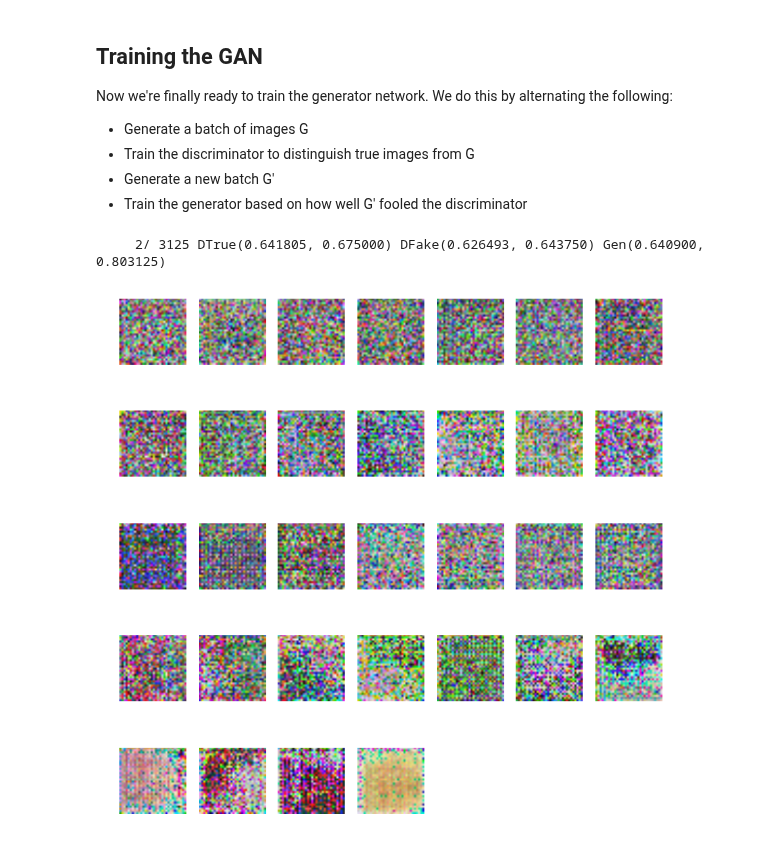
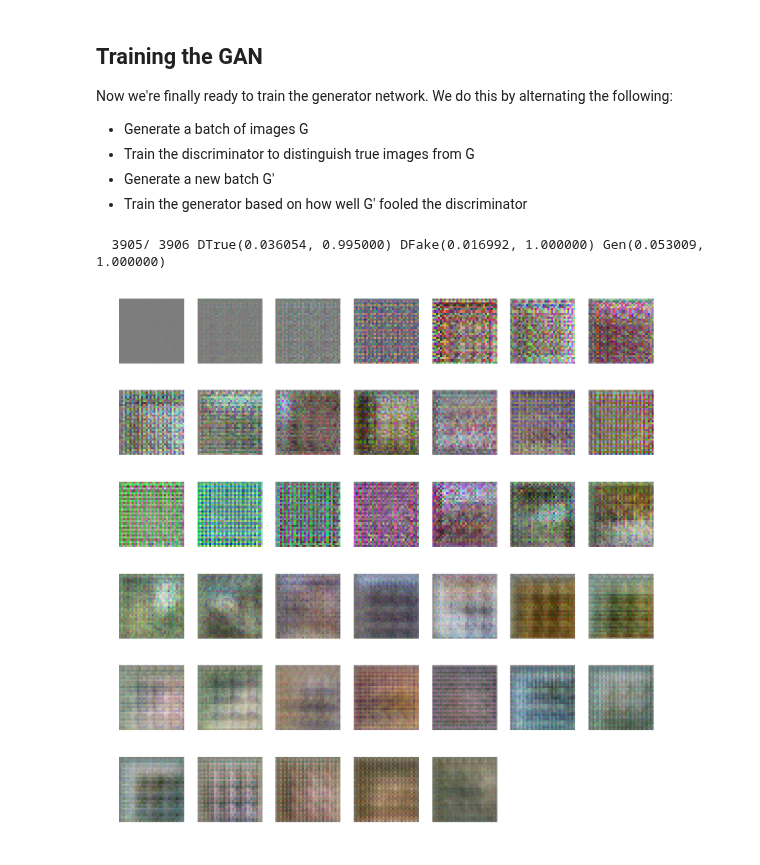
Before and after one commit to DOsinga/deep_learning_cookbook, a Jupyter notebook: GAN.ipynb, the cells around one changed output. Drawn from its saved outputs; the diff is of its cells as text; code cells hidden in the pictures.

```diff
--- a/GAN.ipynb
+++ b/GAN.ipynb
@@ -350,8 +352,8 @@ Now we're finally ready to train the generator network.  We do this by alternati
 * Generate a new batch G'
 * Train the generator based on how well G' fooled the discriminator
 # %%
-batch_size = 32
-total_examples = 100 * 1000
+batch_size = 64
+total_examples = 500 * 1000
 
 class Stat(object):
     def __init__(self, name):
@@ -364,10 +366,10 @@ class Stat(object):
     def record(self, v):
         self._v.append(v)
 
-    def loss(self, last=10):
+    def loss(self, last=50):
         return np.mean(self._v[-last:], axis=0)[0]
 
-    def accuracy(self, last=10):
+    def accuracy(self, last=50):
         return np.mean(self._v[-last:], axis=0)[1]
 
 def make_trainable(net, val):
@@ -385,37 +387,36 @@ for i in range(total_examples // batch_size):
     # Use separate batches for true and fake images
     image_batch = x_train[np.random.randint(0, x_train.shape[0], size=batch_size)]
 
-    l = dis_net.train_on_batch(image_batch, np.ones(batch_size))
-    d_loss_true.record(l)
+    d_loss_true.record(dis_net.train_on_batch(image_batch, np.ones(batch_size)))
 
-    for i in range(3):
+    for j in range(2):
         generated = gen_network.predict(np.random.normal(size=(batch_size, noise_size)))
-        l = dis_net.train_on_batch(generated, np.zeros(batch_size))
-        d_loss_fake.record(l)
+        d_loss_fake.record(dis_net.train_on_batch(generated, np.zeros(batch_size)))
 
     # Now train the generator network -- it should generate inputs which
     # "fool" the discriminator and cause it to produce 1s.
+    #
+    # We disable updating the discriminator layers for this step: we
+    # don't want them to be penalized for (correctly) marking the fake image as fake.
     make_trainable(dis_net, False)
-    l = GAN.train_on_batch(np.random.normal(size=(batch_size, noise_size)), np.ones(batch_size))
-#     print('G', l, GAN.evaluate(noise_gen, np.ones(batch_size), verbose=0))
-#     l = GAN.train_on_batch(noise_gen, np.ones(batch_size))
-#     print('G', l, GAN.evaluate(noise_gen, np.ones(batch_size), verbose=0))
-    g_loss.record(l)
+    g_loss.record(
+        GAN.train_on_batch(np.random.normal(size=(batch_size, noise_size)), np.ones(batch_size)))
     make_trainable(dis_net, True)
 
     if i % 100 == 0:
-        noise_img = np.random.normal(size=(4, img_width, img_height, 1))
-        gen_img = gen_network.predict(noise_tr[:4])
-        samples.append(generated[0])
+        gen_img = gen_network.predict(np.random.normal(size=(1, noise_size)))
+        samples.append(gen_img[0])
 
     print('\r', '%5d/%5d %s %s %s' % (i, total_examples/batch_size, d_loss_true, d_loss_fake, g_loss),
           flush=True, end='')
 # %% [output]
-     2/ 3125 DTrue(0.641805, 0.675000) DFake(0.626493, 0.643750) Gen(0.640900, 0.803125)
+  3905/ 3906 DTrue(0.036054, 0.995000) DFake(0.016992, 1.000000) Gen(0.053009, 1.000000)
-# %%
-nb_utils.plot_images(samples)
-# %% [output]
-[figure, removed]
+# %%
+samples = np.asarray(samples)
+n = (samples - samples.min()) / (samples.max() - samples.min())
+nb_utils.plot_images(n)
+# %% [output]
+[figure, added]
 # %%
 noise_gen = np.random.normal(0, 1, size=(16, noise_size))
 generated = gen_network.predict(noise_gen)
```
Also changed, not shown: parts of 9 cells of this notebook.
